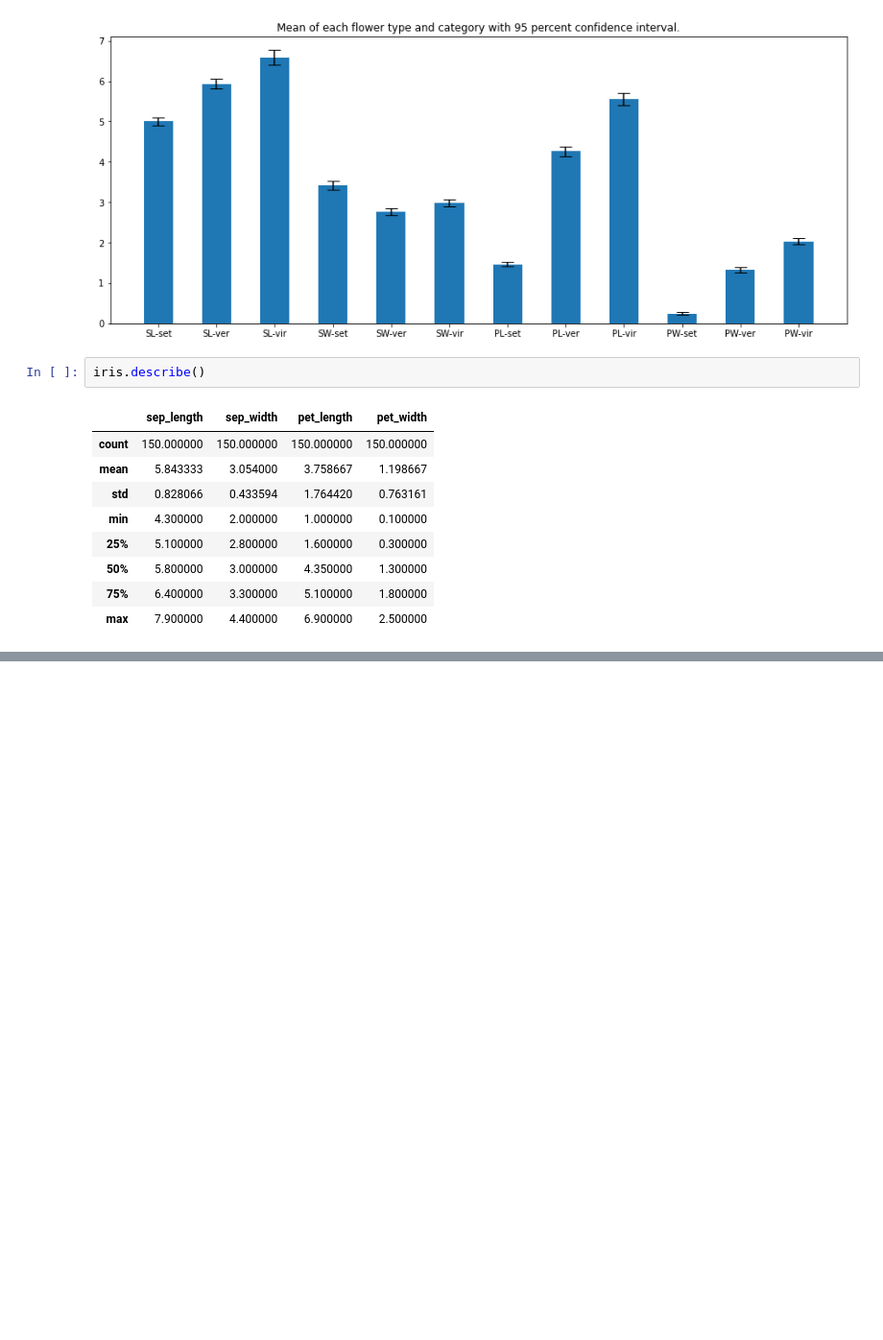
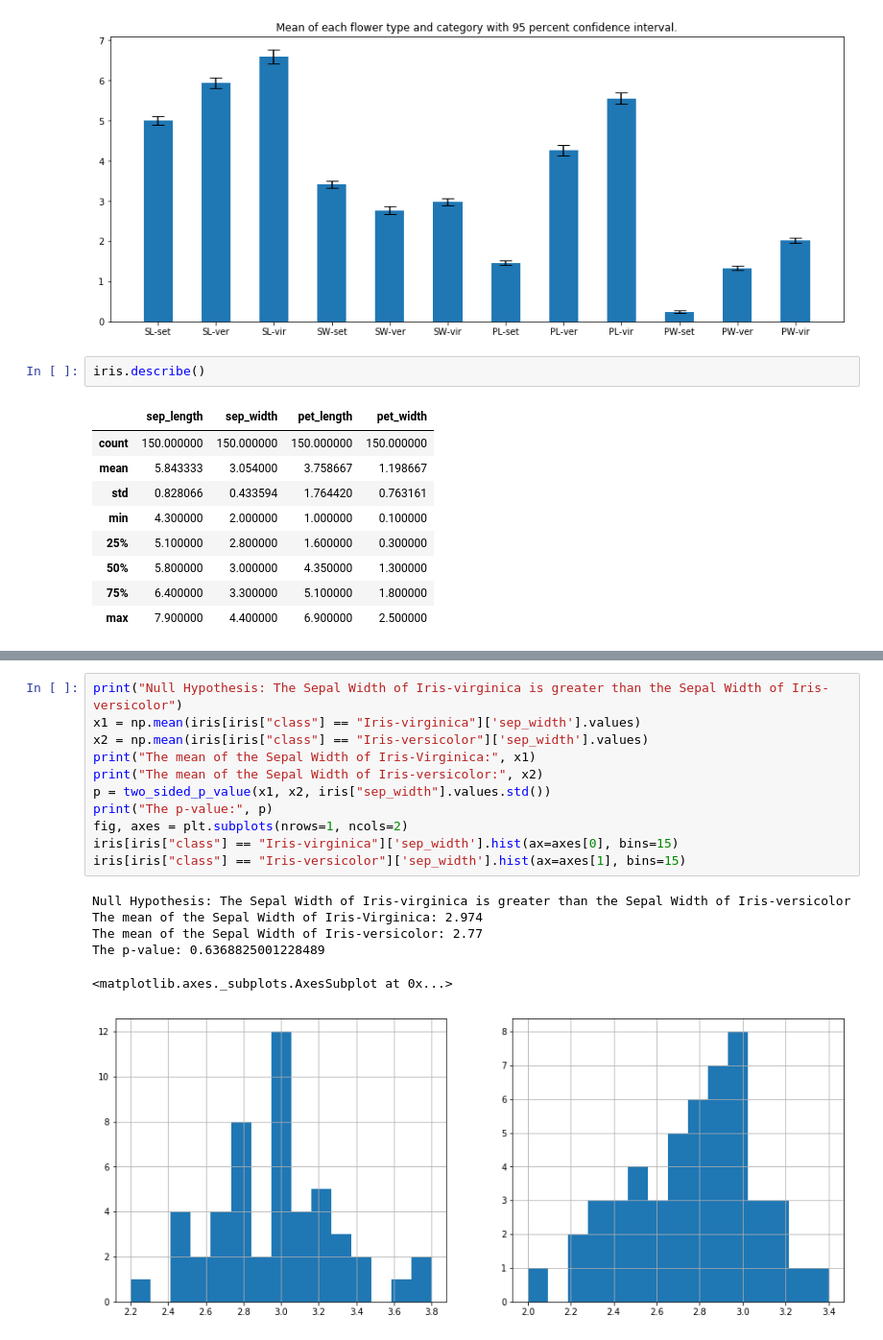
Before and after one commit to jventura1738/COSC311, a Jupyter notebook: LABS/LAB5/LAB5.ipynb, the cells around one changed output, grey strips where cells are left out. Shown at 96% size. Saved outputs shown, nothing was run; the diff lists cells and outputs as text; blank space fills up the shorter version.

```diff
--- a/LABS/LAB5/LAB5.ipynb
+++ b/LABS/LAB5/LAB5.ipynb
@@ -172,0 +238,18 @@ iris.describe()
+# %%
+print("Null Hypothesis: The Sepal Width of Iris-virginica is greater than the Sepal Width of Iris-versicolor")
+x1 = np.mean(iris[iris["class"] == "Iris-virginica"]['sep_width'].values)
+x2 = np.mean(iris[iris["class"] == "Iris-versicolor"]['sep_width'].values)
+print("The mean of the Sepal Width of Iris-Virginica:", x1)
+print("The mean of the Sepal Width of Iris-versicolor:", x2)
+p = two_sided_p_value(x1, x2, iris["sep_width"].values.std())
+print("The p-value:", p)
+fig, axes = plt.subplots(nrows=1, ncols=2)
+iris[iris["class"] == "Iris-virginica"]['sep_width'].hist(ax=axes[0], bins=15)
+iris[iris["class"] == "Iris-versicolor"]['sep_width'].hist(ax=axes[1], bins=15)
+# %% [output]
+Null Hypothesis: The Sepal Width of Iris-virginica is greater than the Sepal Width of Iris-versicolor
+The mean of the Sepal Width of Iris-Virginica: 2.974
+The mean of the Sepal Width of Iris-versicolor: 2.77
+The p-value: 0.6368825001228489
+<matplotlib.axes._subplots.AxesSubplot at 0x...>
+[figure, added]
```
Also changed, not shown: parts of 11 cells of this notebook.
